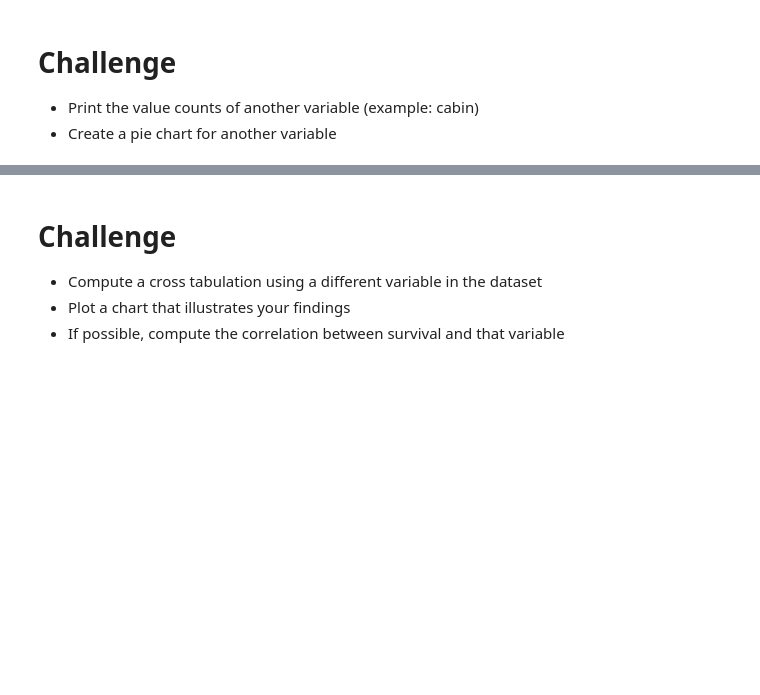
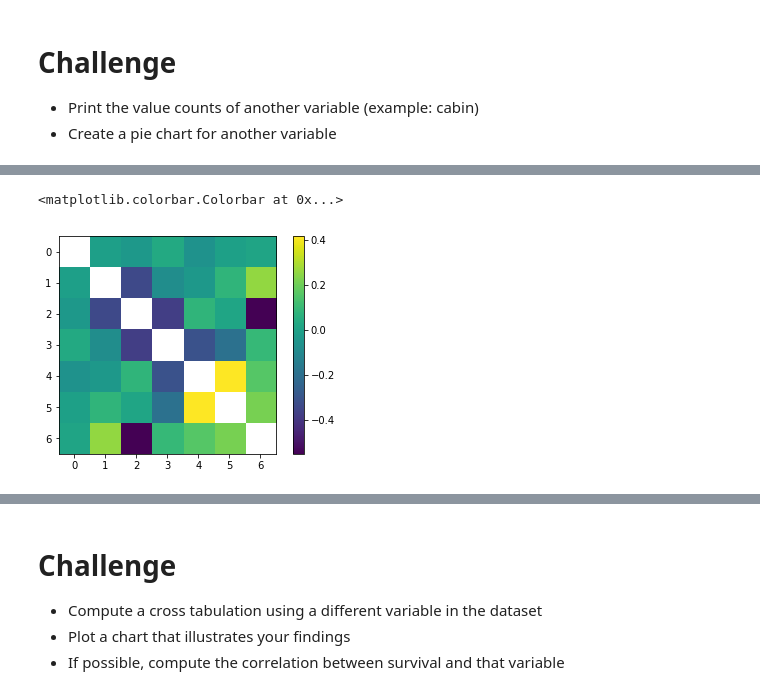
Before and after one commit to GCDigitalFellows/gcdri_ts_cat_ml, a Jupyter notebook: Jan2018_stats.ipynb, the cells around one changed output, grey strips where cells are left out. Cells and saved outputs as stored; diff of their text form; code cells hidden in the pictures; blank space fills up the shorter version.

```diff
--- a/Jan2018_stats.ipynb
+++ b/Jan2018_stats.ipynb
@@ -144,3 +277,13 @@ df[['Pclass','Survived']].corr()
+# %%
+corr = df.corr().values
+corr[corr==1] = np.nan
+# Is there a correlation?
+fig, ax = plt.subplots()
+im = ax.imshow(corr)
+fig.colorbar(im)
+# %% [output]
+<matplotlib.colorbar.Colorbar at 0x...>
+[figure, added]
 # %%
 #What if we want to apply different aggregations to different columns?
 #{'key':value} is a Python data structure called a dictionary
```
Also changed, not shown: parts of 33 cells of this notebook, 5 other files.
